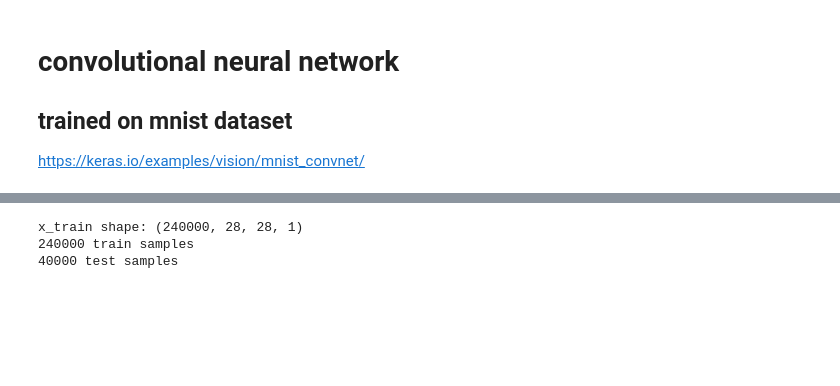
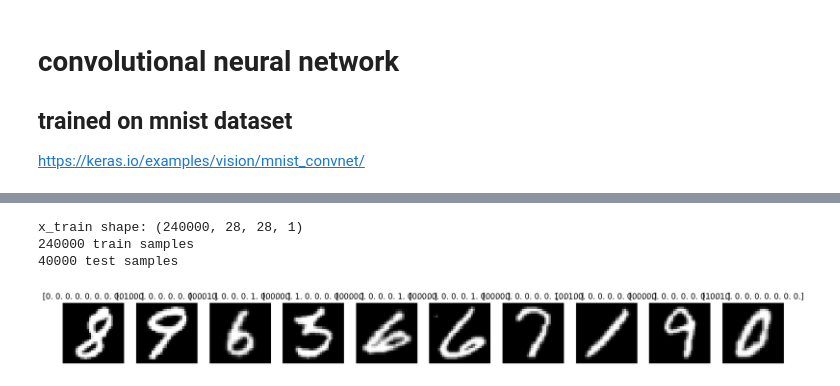
Before and after one commit to Loke-60000/Digits-letters-clothes-Classifier, a Jupyter notebook: training/digits.ipynb, the cells around one changed output, grey strips where cells are left out. Saved outputs shown, nothing was run; the diff lists cells and outputs as text; code cells hidden in the pictures; blank space fills up the shorter version.

```diff
--- a/training/digits.ipynb
+++ b/training/digits.ipynb
@@ -27,29 +33,37 @@ import tensorflow as tf
 # %%
 # Model / data parameters
 num_classes = 10
 input_shape = (28, 28, 1)
 
 (x_train, y_train) = extract_training_samples("digits")
 (x_test, y_test) = extract_test_samples("digits")
 
 # Scale images to the [0, 1] range
 x_train = x_train.astype("float32") / 255
 x_test = x_test.astype("float32") / 255
 # Make sure images have shape (28, 28, 1)
 x_train = np.expand_dims(x_train, -1)
 x_test = np.expand_dims(x_test, -1)
 print("x_train shape:", x_train.shape)
 print(x_train.shape[0], "train samples")
 print(x_test.shape[0], "test samples")
 
 
 # convert class vectors to binary class matrices
 y_train = keras.utils.to_categorical(y_train, num_classes)
 y_test = keras.utils.to_categorical(y_test, num_classes)
+
+# show the first 10 images
+fig, ax = plt.subplots(1, 10, figsize=(20, 5))
+for i in range(10):
+    ax[i].imshow(x_train[i], cmap="gray")
+    ax[i].set_title(y_train[i])
+    ax[i].axis("off")
 # %% [output]
 x_train shape: (240000, 28, 28, 1)
 240000 train samples
 40000 test samples
+[figure, added]
 # %%
 # model = keras.Sequential(
 #     [
```
Also changed, not shown: parts of 4 cells of this notebook, 2 other files.
